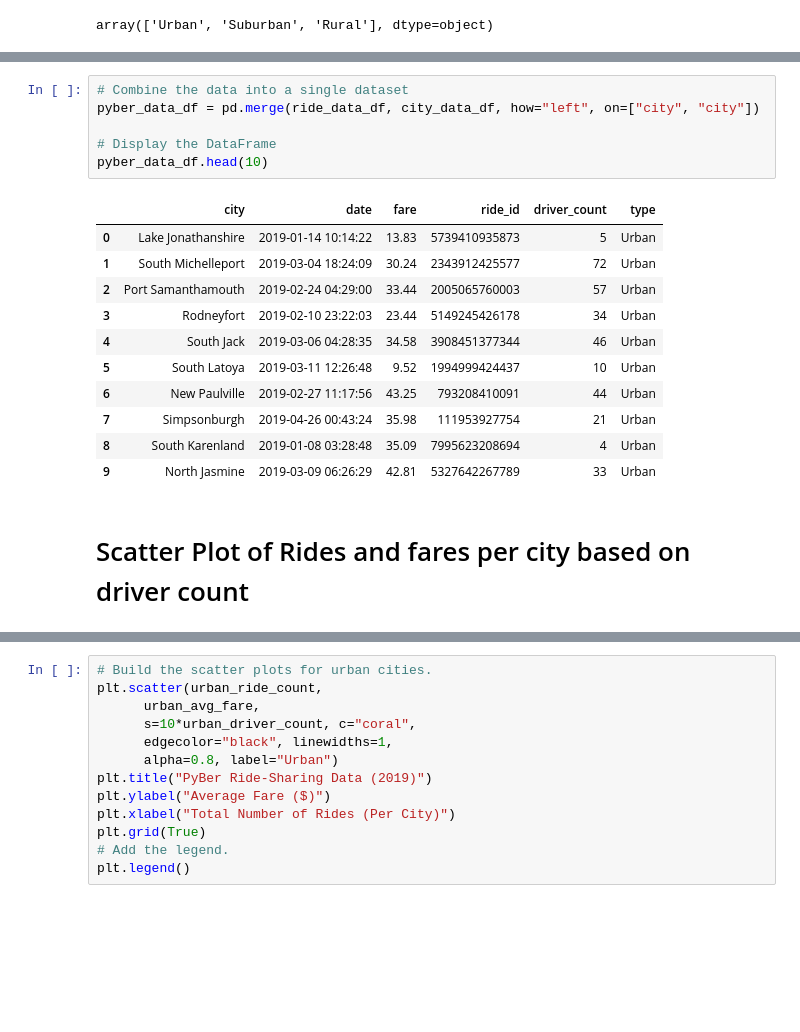
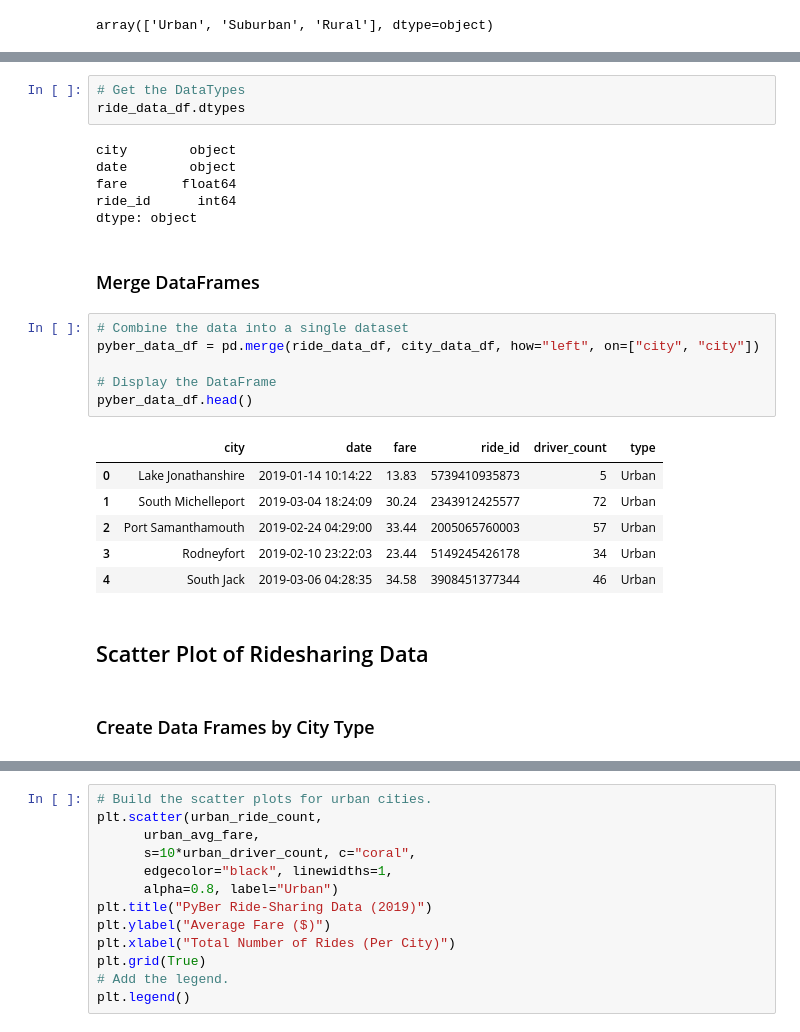
Before and after one commit to Fabalin/PyBer_Analysis, a Jupyter notebook: PyBer.ipynb, the cells around one changed output, grey strips where cells are left out. Cells and saved outputs as stored; diff of their text form; blank space fills up the shorter version.

```diff
--- a/PyBer.ipynb
+++ b/PyBer.ipynb
@@ -60,21 +73,29 @@ dtype: object
+# %%
+# Get the DataTypes
+ride_data_df.dtypes
+# %% [output]
+city        object
+date        object
+fare       float64
+ride_id      int64
+dtype: object
+# %% [markdown]
+### Merge DataFrames
 # %%
 # Combine the data into a single dataset
 pyber_data_df = pd.merge(ride_data_df, city_data_df, how="left", on=["city", "city"])
 
 # Display the DataFrame
-pyber_data_df.head(10)
+pyber_data_df.head()
 # %% [output]
 |  | city | date | fare | ride_id | driver_count | type |
 | 0 | Lake Jonathanshire | 2019-01-14 10:14:22 | 13.83 | 5739410935873 | 5 | Urban |
 | 1 | South Michelleport | 2019-03-04 18:24:09 | 30.24 | 2343912425577 | 72 | Urban |
 | 2 | Port Samanthamouth | 2019-02-24 04:29:00 | 33.44 | 2005065760003 | 57 | Urban |
 | 3 | Rodneyfort | 2019-02-10 23:22:03 | 23.44 | 5149245426178 | 34 | Urban |
 | 4 | South Jack | 2019-03-06 04:28:35 | 34.58 | 3908451377344 | 46 | Urban |
-| 5 | South Latoya | 2019-03-11 12:26:48 | 9.52 | 1994999424437 | 10 | Urban |
-| 6 | New Paulville | 2019-02-27 11:17:56 | 43.25 | 793208410091 | 44 | Urban |
-| 7 | Simpsonburgh | 2019-04-26 00:43:24 | 35.98 | 111953927754 | 21 | Urban |
-| 8 | South Karenland | 2019-01-08 03:28:48 | 35.09 | 7995623208694 | 4 | Urban |
-| 9 | North Jasmine | 2019-03-09 06:26:29 | 42.81 | 5327642267789 | 33 | Urban |
 # %% [markdown]
-# Scatter Plot of Rides and fares per city based on driver count
+## Scatter Plot of Ridesharing Data
+# %% [markdown]
+### Create Data Frames by City Type
 # %%
```
Also changed, not shown: parts of 88 cells of this notebook, 1 other file.
